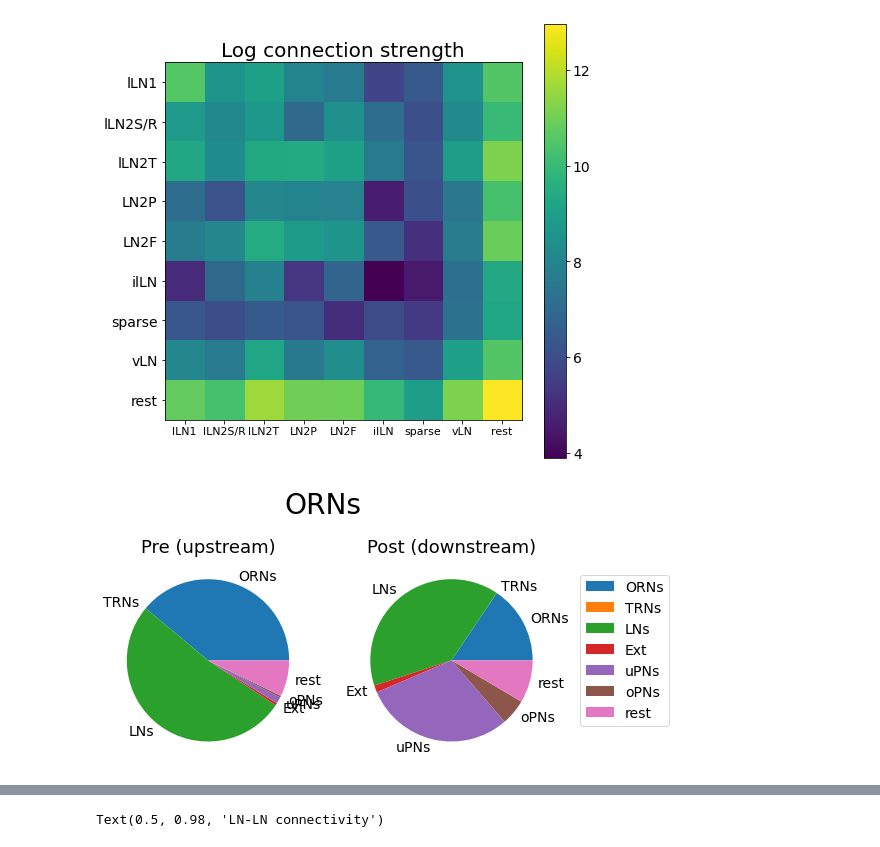
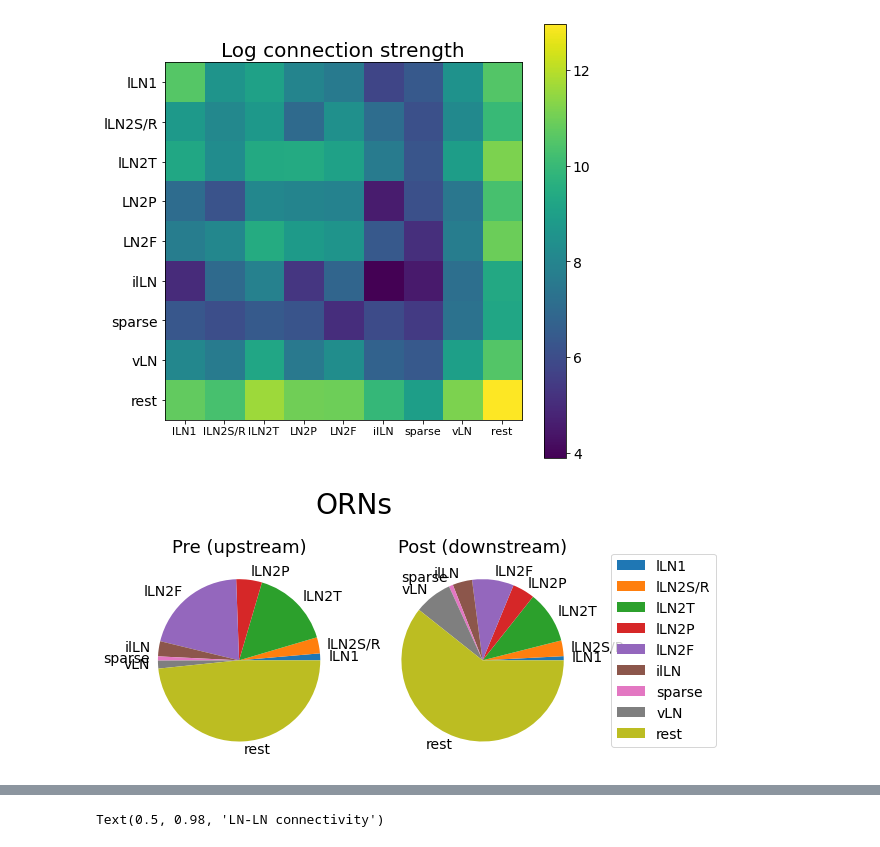
Before and after one commit to AsaBarthMaron/hemibrain_analysis, a Jupyter notebook: 2020_05_28_extrinsic_LN_connectivity.ipynb, the cells around one changed output, grey strips where cells are left out. Saved outputs shown, nothing was run; the diff lists cells and outputs as text; code cells hidden in the pictures.

Commit message:
Tidied up a bit, stacked barplots still need to be implemented + a few minor TODOs in piechart plotting.

```diff
--- a/2020_05_28_extrinsic_LN_connectivity.ipynb
+++ b/2020_05_28_extrinsic_LN_connectivity.ipynb
@@ -78,7 +83,7 @@ class Adjacency:
     plt.xticks(np.arange(mat.shape[1]), mat.columns, fontsize=11)
     plt.yticks(np.arange(mat.shape[0]), mat.index, fontsize=14)
 
-  def piechart(self, bids, type_bids, ROW_COL ='both', MERGE_REST = True):
+  def piechart(self, bids, type_bids, second_bids = None, ROW_COL ='both', MERGE_REST = True):
     # TODO: make ROW_COL (pre/post) an optional functionality.
     fig, axs = plt.subplots(1, 2)
 
@@ -273,19 +280,30 @@ display(cmat)
 | rest | 47310.0 | 29833.0 | 111688.0 | 59211.0 | 57330.0 | 20733.0 | 7855.0 | 72210.0 | 424374.0 |
 [figure]
 # %%
-# Basic breakdown of AL types
+#@title Basic breakdown of AL types by AL and LN types
 LNs.index = LNs['Wilson_morphology']
+ln_type_bids = {
+    'lLN1':LNs['AL Local Neurons'].loc['Y'].astype(int),
+    'lLN2S/R':LNs['AL Local Neurons'].loc['TS'].astype(int),
+    'lLN2T':LNs['AL Local Neurons'].loc['PL'].astype(int),
+    'lLN2P':LNs['AL Local Neurons'].loc['P'].astype(int),
+    'lLN2F':LNs['AL Local Neurons'].loc['D'].astype(int),
+    'ilLN':LNs['AL Local Neurons'].loc['gLN'].astype(int),
+    'sparse':LNs['AL Local Neurons'].loc['sparse'].astype(int),
+    'vLN':LNs['AL Local Neurons'].loc['vLN'].astype(int),
+}
 type_bids = {
     'ORNs':orn_bids,
     'TRNs':trn_bids,
     'LNs':ln_bids,
     'Ext':ext_bids,
     'uPNs':uPN_bids,
     'oPNs':oPN_bids
 }
 cmat = adj.compress_matrix(mat, type_bids)
 for e in type_bids.keys():
-  fig, axs = adj.piechart(type_bids[e], type_bids)
+  fig, axs = adj.piechart(type_bids[e], ln_type_bids)
+  fig1, axs1 = adj.piechart(type_bids[e], type_bids)
   fig.suptitle(e)
 # %% [output]
-[figure, old version]
+[figure, new version]
```
Also changed, not shown: parts of 14 cells of this notebook.
